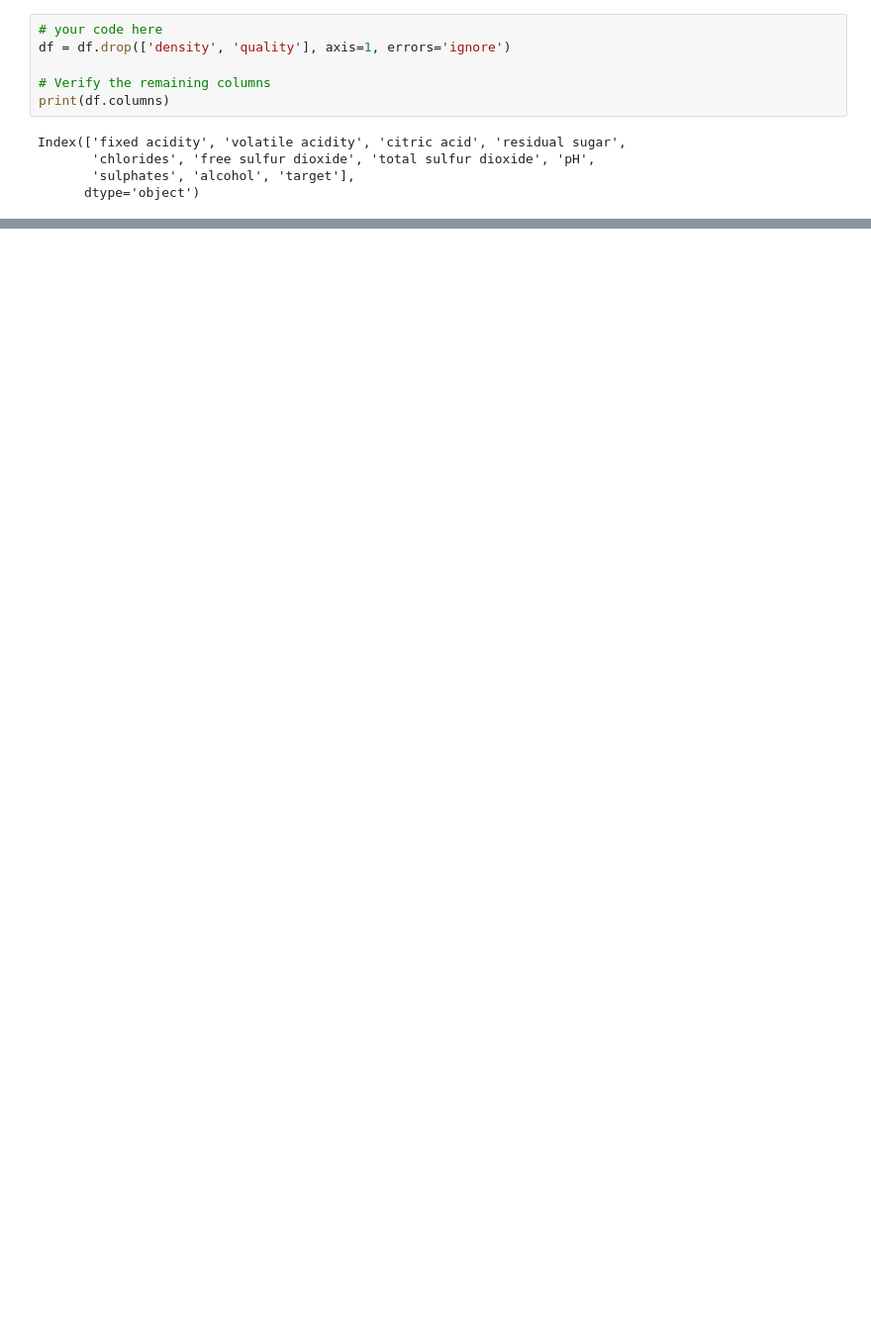
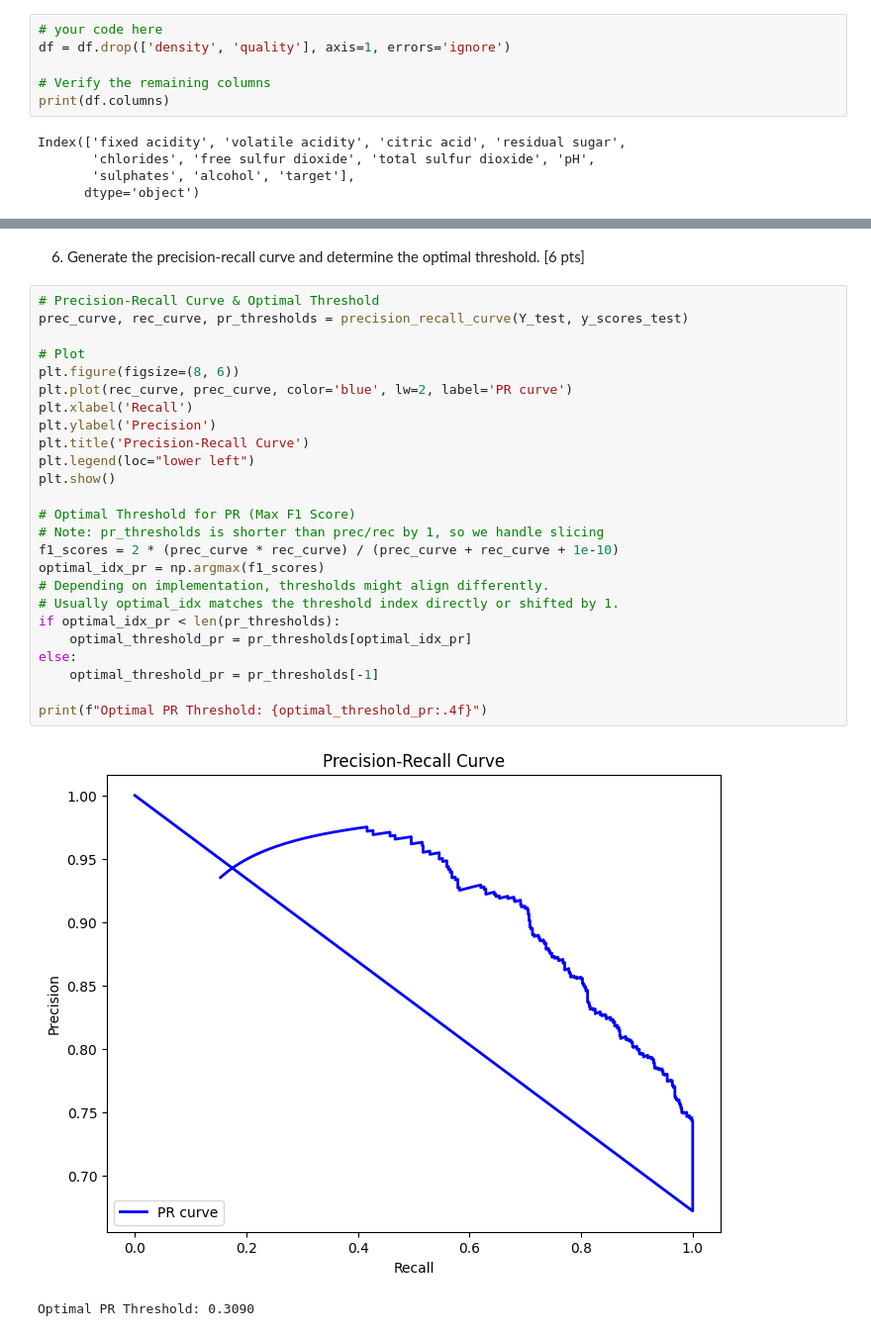
Before and after one commit to Cubin1215/Data300_project1, a Jupyter notebook: Azad_Pranav_assignment1.ipynb, the cells around one changed output, grey strips where cells are left out. Shown at 99% size. Saved outputs shown, nothing was run; the diff lists cells and outputs as text; blank space fills up the shorter version.

```diff
--- a/Azad_Pranav_assignment1.ipynb
+++ b/Azad_Pranav_assignment1.ipynb
@@ -600,0 +895,31 @@ KeyError: "['quality'] not found in axis"
+# %% [markdown]
+6. Generate the precision-recall curve and determine the optimal threshold.
+[6 pts]
+# %%
+# Precision-Recall Curve & Optimal Threshold
+prec_curve, rec_curve, pr_thresholds = precision_recall_curve(Y_test, y_scores_test)
+
+# Plot
+plt.figure(figsize=(8, 6))
+plt.plot(rec_curve, prec_curve, color='blue', lw=2, label='PR curve')
+plt.xlabel('Recall')
+plt.ylabel('Precision')
+plt.title('Precision-Recall Curve')
+plt.legend(loc="lower left")
+plt.show()
+
+# Optimal Threshold for PR (Max F1 Score)
+# Note: pr_thresholds is shorter than prec/rec by 1, so we handle slicing
+f1_scores = 2 * (prec_curve * rec_curve) / (prec_curve + rec_curve + 1e-10)
+optimal_idx_pr = np.argmax(f1_scores)
+# Depending on implementation, thresholds might align differently.
+# Usually optimal_idx matches the threshold index directly or shifted by 1.
+if optimal_idx_pr < len(pr_thresholds):
+    optimal_threshold_pr = pr_thresholds[optimal_idx_pr]
+else:
+    optimal_threshold_pr = pr_thresholds[-1]
+
+print(f"Optimal PR Threshold: {optimal_threshold_pr:.4f}")
+# %% [output]
+[figure, added]
+Optimal PR Threshold: 0.3090
```
Also changed, not shown: parts of 24 cells of this notebook.
